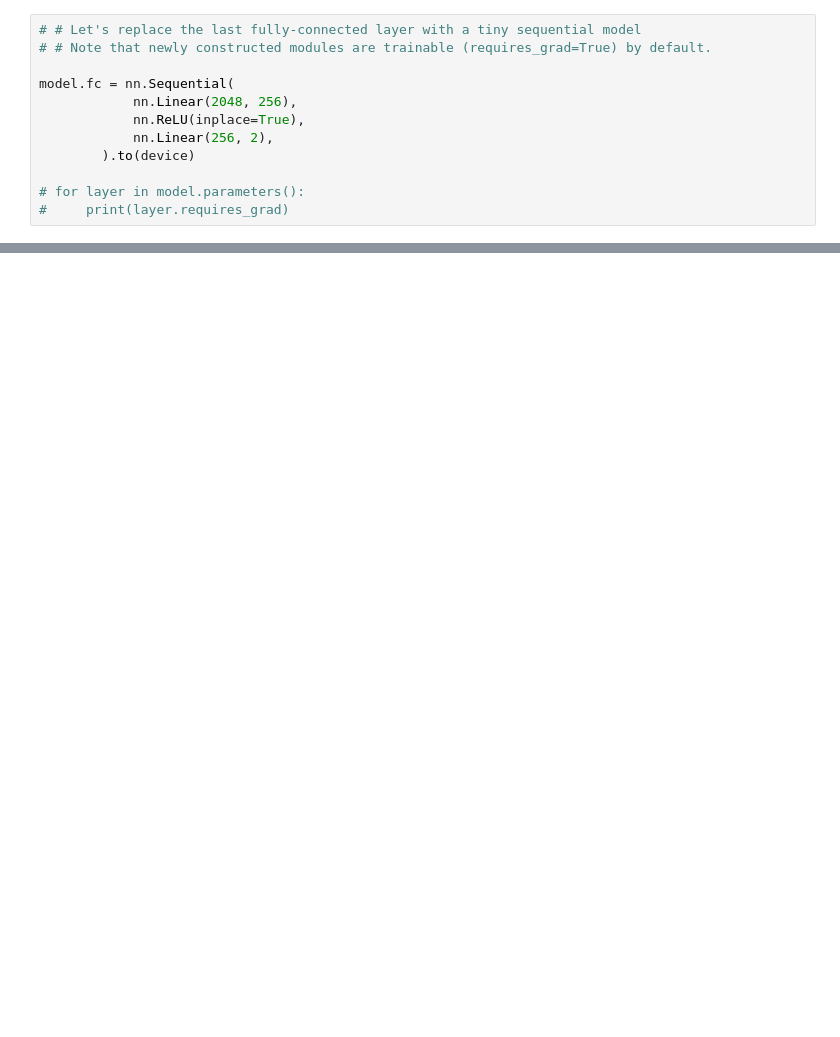
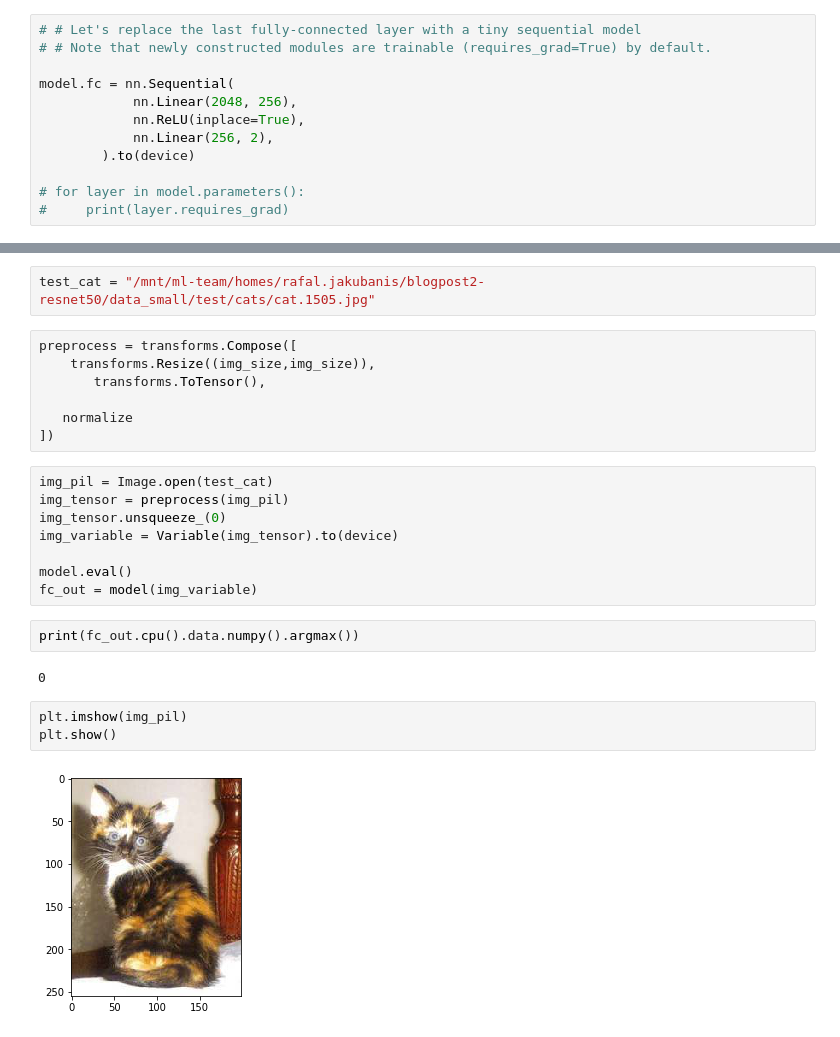
Before and after one commit to rafajak/resnet-finetuning-in-keras-and-pytorch, a Jupyter notebook: PyTorch-Resnet50.ipynb, the cells around one changed output, grey strips where cells are left out. Cells and saved outputs as stored; diff of their text form; blank space fills up the shorter version.

Commit message:
update both models

```diff
--- a/PyTorch-Resnet50.ipynb
+++ b/PyTorch-Resnet50.ipynb
@@ -196,0 +260,26 @@ eeeeeeee
+# %%
+test_cat = "/mnt/ml-team/homes/rafal.jakubanis/blogpost2-resnet50/data_small/test/cats/cat.1505.jpg"
+# %%
+preprocess = transforms.Compose([
+    transforms.Resize((img_size,img_size)),
+       transforms.ToTensor(),
+
+   normalize
+])
+# %%
+img_pil = Image.open(test_cat)
+img_tensor = preprocess(img_pil)
+img_tensor.unsqueeze_(0)
+img_variable = Variable(img_tensor).to(device)
+
+model.eval()
+fc_out = model(img_variable)
+# %%
+print(fc_out.cpu().data.numpy().argmax())
+# %% [output]
+0
+# %%
+plt.imshow(img_pil)
+plt.show()
+# %% [output]
+[figure, added]
```
Also changed, not shown: parts of 23 cells of this notebook, 1 other file.
